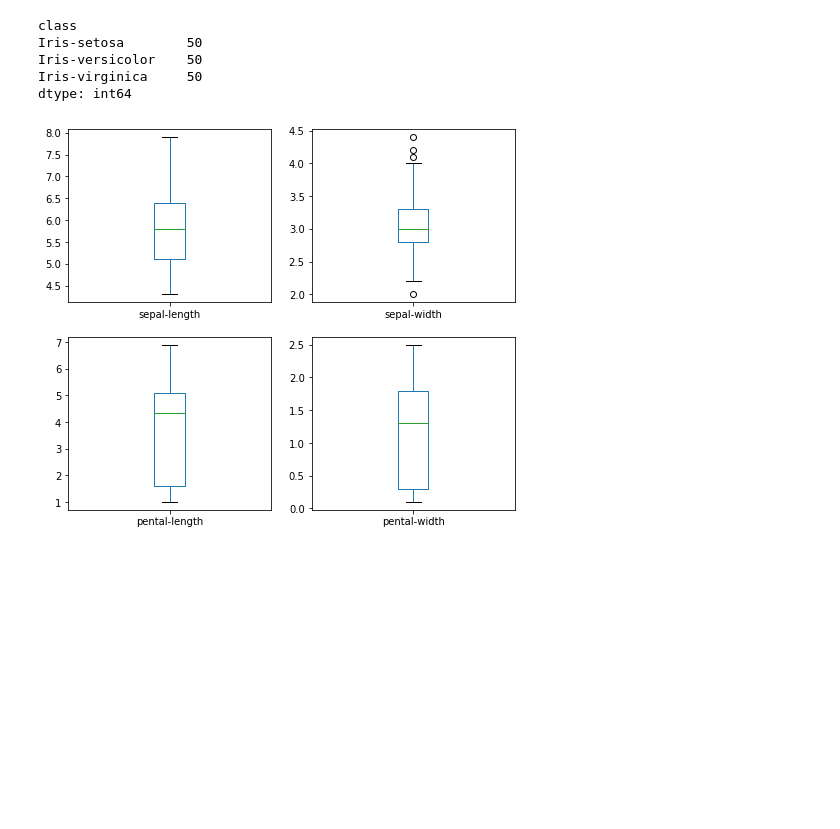
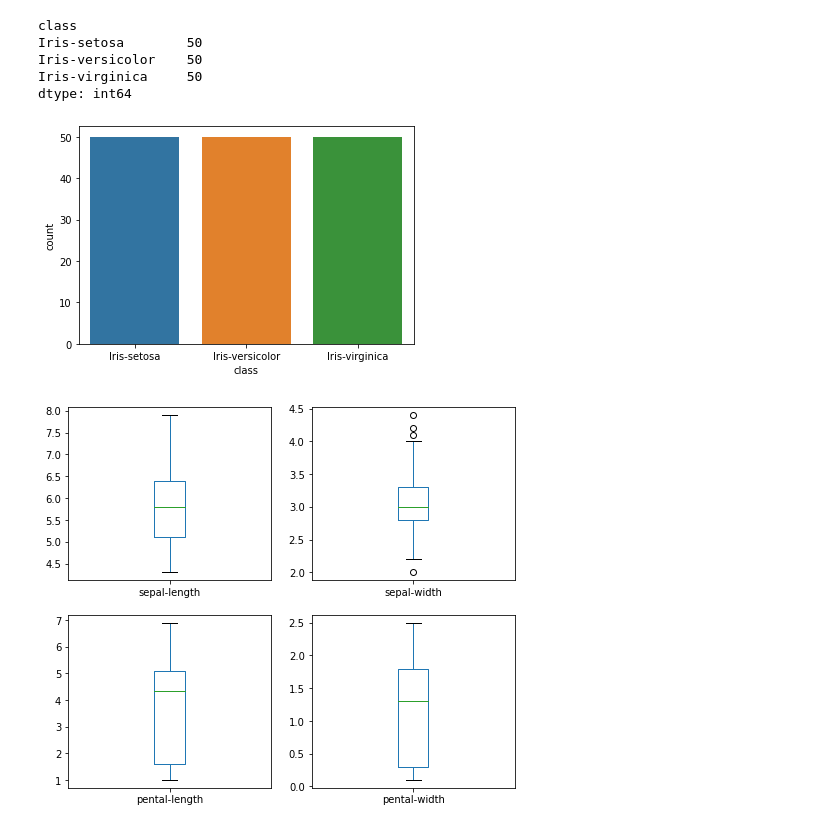
Before and after one commit to caiquemiranda/machine-learning-tiny-projects, a Jupyter notebook: 001-iris.ipynb, the cells around one changed output. Cells and saved outputs as stored; diff of their text form; code cells hidden in the pictures; blank space fills up the shorter version.

```diff
--- a/001-iris.ipynb
+++ b/001-iris.ipynb
@@ -86,6 +85,12 @@ Iris-setosa        50
 Iris-versicolor    50
 Iris-virginica     50
 dtype: int64
+# %%
+# viz-count class
+
+sns.countplot(x='class', data=iris);
+# %% [output]
+[figure, added]
 # %%
 # viz-data boxplot
 
```
Also changed, not shown: parts of 5 cells of this notebook, 2 other files.
